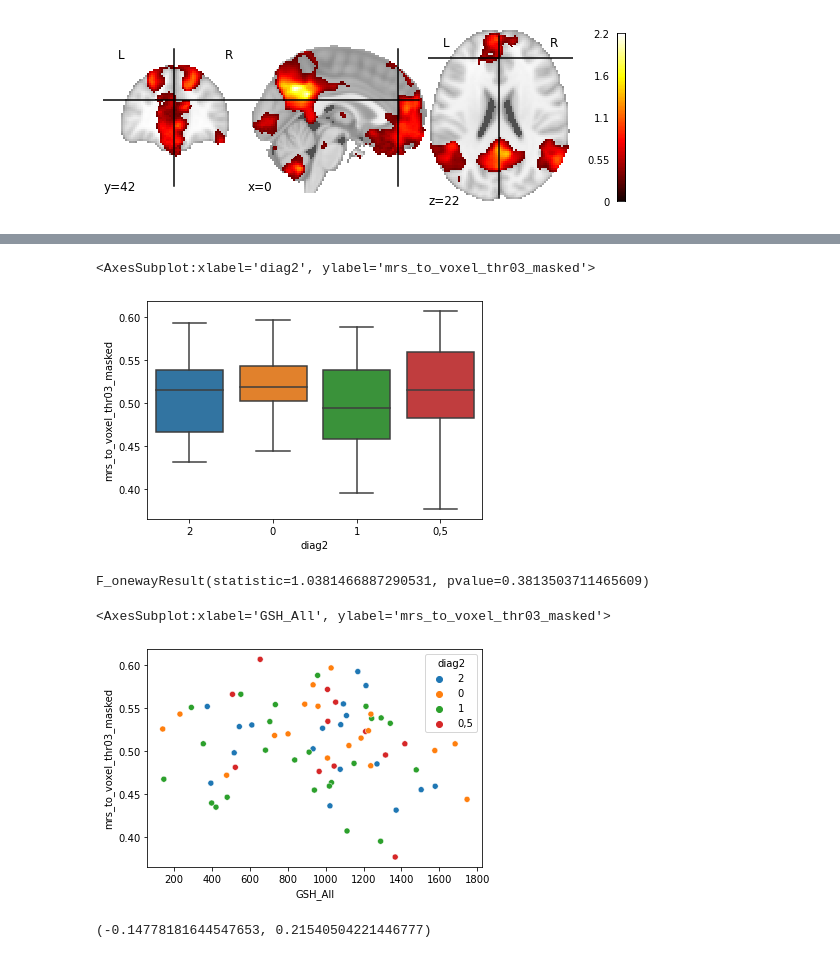
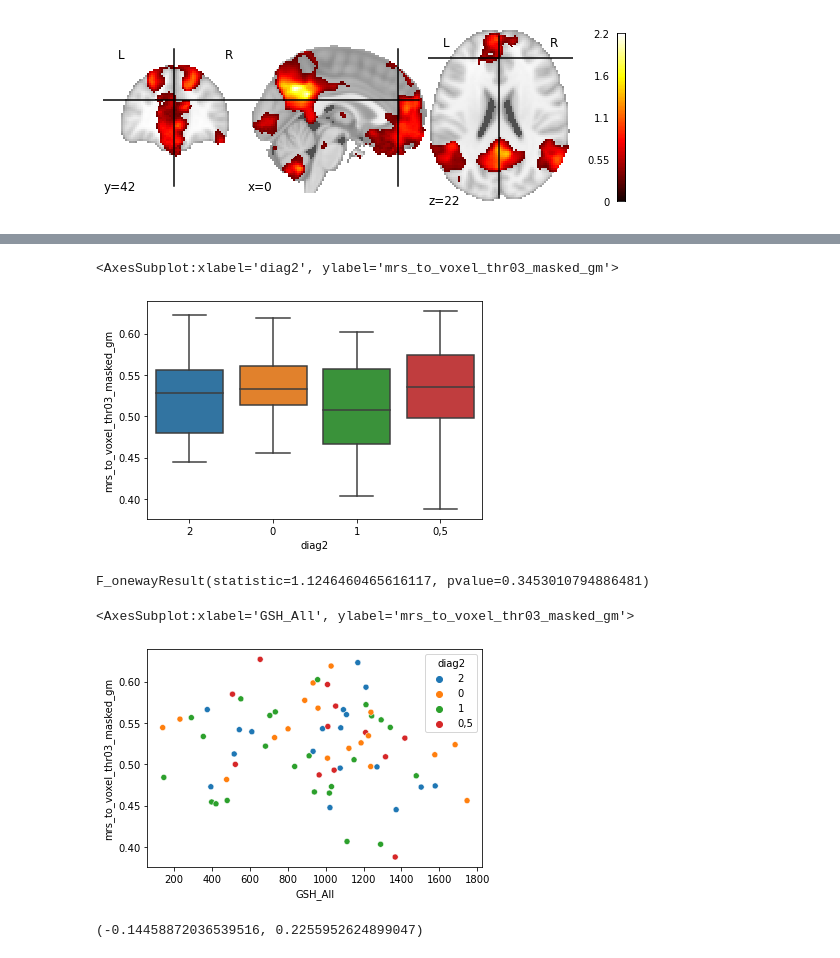
Before and after one commit to NeuroMET/fMRi, a Jupyter notebook: notebooks/MRSVoxel_to_whole_brain.ipynb, the cells around one changed output, grey strips where cells are left out. Drawn from its saved outputs; the diff is of its cells as text; code cells hidden in the pictures.

Commit message:
Seed-to-Voxel apply GM mask

```diff
--- a/notebooks/MRSVoxel_to_whole_brain.ipynb
+++ b/notebooks/MRSVoxel_to_whole_brain.ipynb
@@ -117,0 +135,7 @@ Wall time: 3.24 s
+# %%
+from nilearn import image
+gm = image.resample_img(gm, target_affine=example_img.affine, target_shape=conns_thrs[0].shape)
+# %%
+# Grey Matter mask
+gm_mask = gm.get_fdata()
+gm_mask = np.where(gm_mask>0,1,0)
@@ -118,12 +153,13 @@ Wall time: 3.24 s
 # %%
 %%time
-def avg_conn(conns_thrs, subnum):
-    return (subnum, conns_thrs.sum()/conns_thrs.astype(bool).sum())
+def avg_conn(conns_thrs, gm_mask, subnum):
+    conn_thrs_gm = conns_thrs * gm_mask
+    return (subnum, conn_thrs_gm.sum()/conn_thrs_gm.astype(bool).sum())
 
 avg_conns = list(range(subnumber)) # initialize conn list
 
 p = mp.Pool(processes = 4)
 for subnum in range(subnumber):
-    res = p.apply_async(avg_conn,(conns_thrs[subnum], subnum)).get()
+    res = p.apply_async(avg_conn,(conns_thrs[subnum], gm_mask, subnum)).get()
     avg_conns[res[0]] = res[1]
 # %% [output]
@@ -132,24 +168,24 @@ Wall time: 32.4 s
 # %%
-data['mrs_to_voxel_thr03_masked'] = avg_conns
+data['mrs_to_voxel_thr03_masked_gm'] = avg_conns
 # %%
-sns.boxplot(x='diag2', y='mrs_to_voxel_thr03_masked', data=data)
+sns.boxplot(x='diag2', y='mrs_to_voxel_thr03_masked_gm', data=data)
 # %% [output]
-<AxesSubplot:xlabel='diag2', ylabel='mrs_to_voxel_thr03_masked'>
+<AxesSubplot:xlabel='diag2', ylabel='mrs_to_voxel_thr03_masked_gm'>
-[figure, old version]
+[figure, new version]
 # %%
-stats.f_oneway(data[(data.diag2=='0')].mrs_to_voxel_thr03_masked.values,
-              data[(data.diag2=='0,5')].mrs_to_voxel_thr03_masked.values,
-              data[(data.diag2=='1')].mrs_to_voxel_thr03_masked.values,
-              data[(data.diag2=='2')].mrs_to_voxel_thr03_masked.values)
+stats.f_oneway(data[(data.diag2=='0')].mrs_to_voxel_thr03_masked_gm.values,
+              data[(data.diag2=='0,5')].mrs_to_voxel_thr03_masked_gm.values,
+              data[(data.diag2=='1')].mrs_to_voxel_thr03_masked_gm.values,
+              data[(data.diag2=='2')].mrs_to_voxel_thr03_masked_gm.values)
 # %% [output]
-F_onewayResult(statistic=1.0381466887290531, pvalue=0.3813503711465609)
+F_onewayResult(statistic=1.1246460465616117, pvalue=0.3453010794886481)
 # %%
-sns.scatterplot(x='GSH_All', y='mrs_to_voxel_thr03_masked', hue='diag2', data=data)
+sns.scatterplot(x='GSH_All', y='mrs_to_voxel_thr03_masked_gm', hue='diag2', data=data)
 # %% [output]
-<AxesSubplot:xlabel='GSH_All', ylabel='mrs_to_voxel_thr03_masked'>
+<AxesSubplot:xlabel='GSH_All', ylabel='mrs_to_voxel_thr03_masked_gm'>
-[figure, old version]
+[figure, new version]
 # %%
-stats.pearsonr(data.GSH_All.values, data.mrs_to_voxel_thr03_masked.values)
+stats.pearsonr(data.GSH_All.values, data.mrs_to_voxel_thr03_masked_gm.values)
 # %% [output]
-(-0.14778181644547653, 0.21540504221446777)
+(-0.14458872036539516, 0.2255952624899047)
 # %%
```
Also changed, not shown: parts of 15 cells of this notebook.
